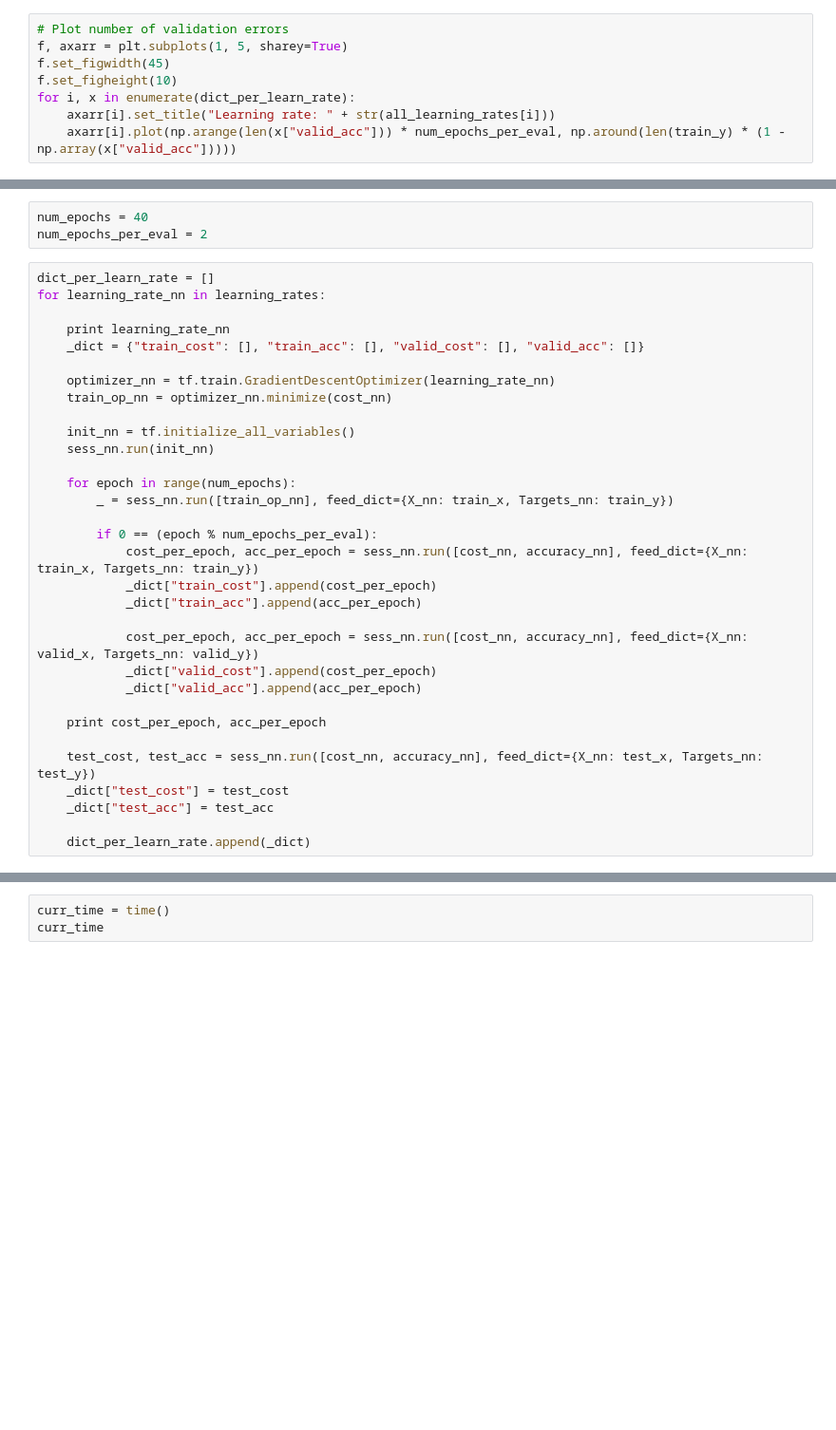
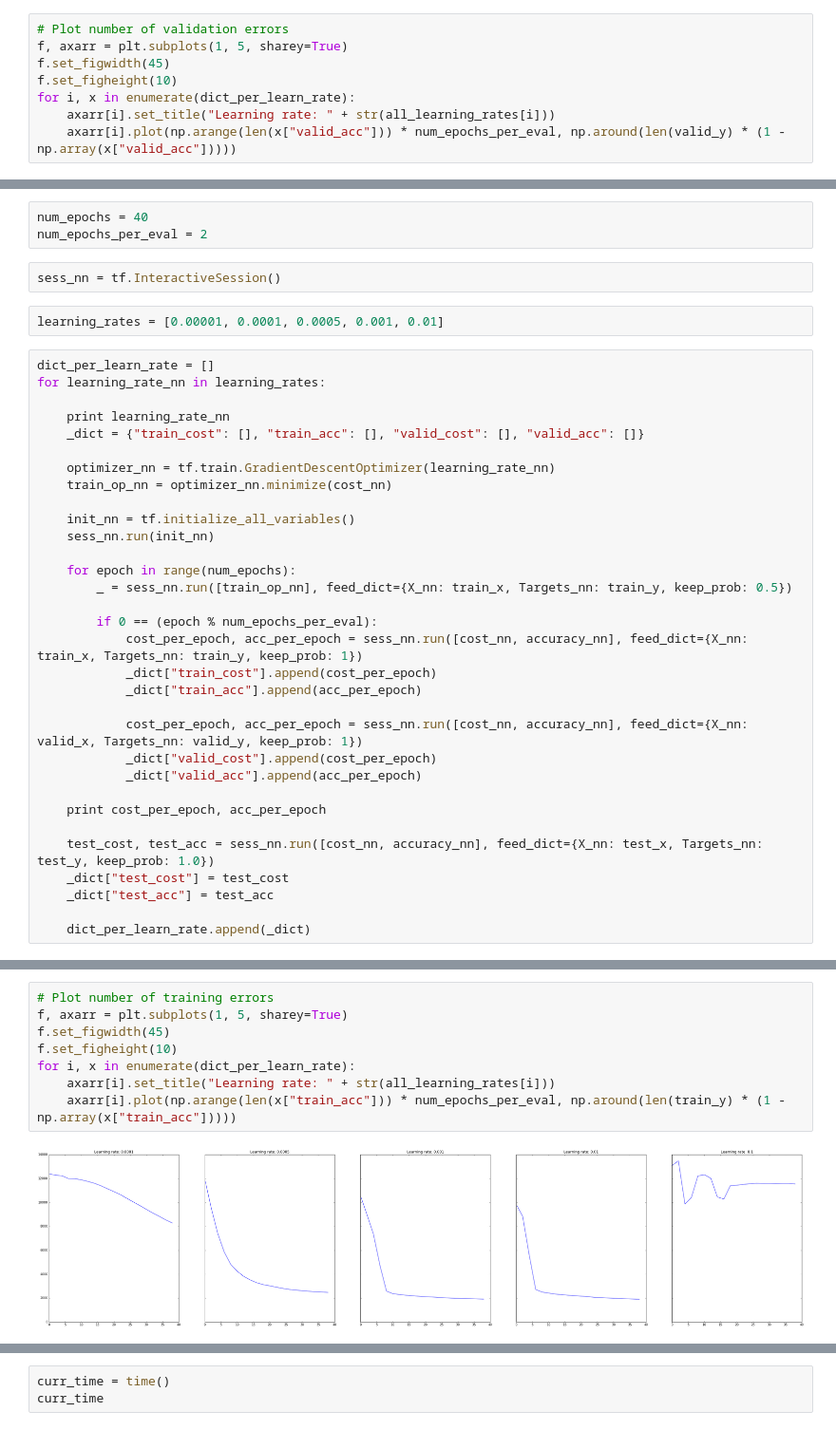
Before and after one commit to bkotzz/ece521, a Jupyter notebook: a2.ipynb, the cells around one changed output, grey strips where cells are left out. Shown at 95% size. Saved outputs shown, nothing was run; the diff lists cells and outputs as text; blank space fills up the shorter version.

```diff
--- a/a2.ipynb
+++ b/a2.ipynb
@@ -705,7 +705,7 @@ f.set_figwidth(45)
 f.set_figheight(10)
 for i, x in enumerate(dict_per_learn_rate):
     axarr[i].set_title("Learning rate: " + str(all_learning_rates[i]))
-    axarr[i].plot(np.arange(len(x["valid_acc"])) * num_epochs_per_eval, np.around(len(train_y) * (1 - np.array(x["valid_acc"]))))
+    axarr[i].plot(np.arange(len(x["valid_acc"])) * num_epochs_per_eval, np.around(len(valid_y) * (1 - np.array(x["valid_acc"]))))
 # %% [output]
 [figure]
 # %%
@@ -766,6 +768,10 @@ accuracy_nn = tf.reduce_mean(tf.cast(correct_prediction_nn, "float32"))
 # %%
 num_epochs = 40
 num_epochs_per_eval = 2
+# %%
+sess_nn = tf.InteractiveSession()
+# %%
+learning_rates = [0.00001, 0.0001, 0.0005, 0.001, 0.01]
 # %%
 dict_per_learn_rate = []
 for learning_rate_nn in learning_rates:
@@ -780,20 +786,20 @@ for learning_rate_nn in learning_rates:
     sess_nn.run(init_nn)
 
     for epoch in range(num_epochs):
-        _ = sess_nn.run([train_op_nn], feed_dict={X_nn: train_x, Targets_nn: train_y})
+        _ = sess_nn.run([train_op_nn], feed_dict={X_nn: train_x, Targets_nn: train_y, keep_prob: 0.5})
 
         if 0 == (epoch % num_epochs_per_eval):
-            cost_per_epoch, acc_per_epoch = sess_nn.run([cost_nn, accuracy_nn], feed_dict={X_nn: train_x, Targets_nn: train_y})
+            cost_per_epoch, acc_per_epoch = sess_nn.run([cost_nn, accuracy_nn], feed_dict={X_nn: train_x, Targets_nn: train_y, keep_prob: 1})
             _dict["train_cost"].append(cost_per_epoch)
             _dict["train_acc"].append(acc_per_epoch)
 
-            cost_per_epoch, acc_per_epoch = sess_nn.run([cost_nn, accuracy_nn], feed_dict={X_nn: valid_x, Targets_nn: valid_y})
+            cost_per_epoch, acc_per_epoch = sess_nn.run([cost_nn, accuracy_nn], feed_dict={X_nn: valid_x, Targets_nn: valid_y, keep_prob: 1})
             _dict["valid_cost"].append(cost_per_epoch)
             _dict["valid_acc"].append(acc_per_epoch)
 
     print cost_per_epoch, acc_per_epoch
 
-    test_cost, test_acc = sess_nn.run([cost_nn, accuracy_nn], feed_dict={X_nn: test_x, Targets_nn: test_y})
+    test_cost, test_acc = sess_nn.run([cost_nn, accuracy_nn], feed_dict={X_nn: test_x, Targets_nn: test_y, keep_prob: 1.0})
     _dict["test_cost"] = test_cost
     _dict["test_acc"] = test_acc
 
@@ -800,0 +818,10 @@ for learning_rate_nn in learning_rates:
+# %%
+# Plot number of training errors
+f, axarr = plt.subplots(1, 5, sharey=True)
+f.set_figwidth(45)
+f.set_figheight(10)
+for i, x in enumerate(dict_per_learn_rate):
+    axarr[i].set_title("Learning rate: " + str(all_learning_rates[i]))
+    axarr[i].plot(np.arange(len(x["train_acc"])) * num_epochs_per_eval, np.around(len(train_y) * (1 - np.array(x["train_acc"]))))
+# %% [output]
+[figure, added]
```
Also changed, not shown: parts of 19 cells of this notebook.
